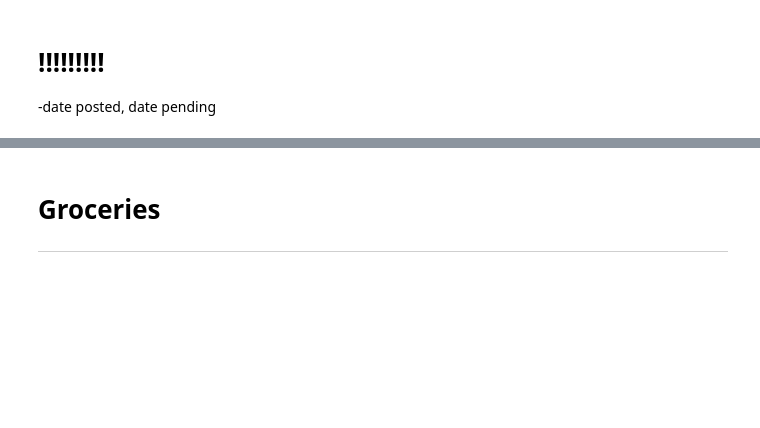
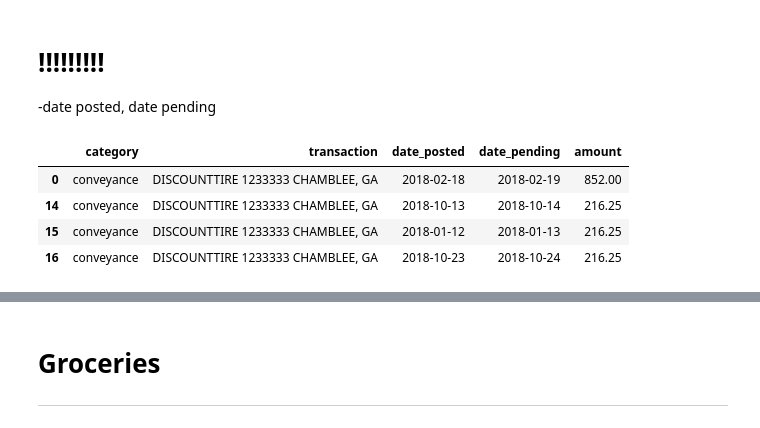
Before and after one commit to ph1-618O/clover, a Jupyter notebook: notebooks/making_fake_person_data.ipynb, the cells around one changed output, grey strips where cells are left out. Drawn from its saved outputs; the diff is of its cells as text; code cells hidden in the pictures; blank space fills up the shorter version.

```diff
--- a/notebooks/making_fake_person_data.ipynb
+++ b/notebooks/making_fake_person_data.ipynb
@@ -519,6 +519,14 @@ for i in range(3):
                                  random_date,
                                  random_date+timedelta(days=1),
                                  216.25]
+# %%
+convey.loc[convey.transaction.str.contains('DISCOUNT', case=False)]
+# %% [output]
+|  | category | transaction | date_posted | date_pending | amount |
+| 0 | conveyance | DISCOUNTTIRE 1233333 CHAMBLEE, GA | 2018-02-18 | 2018-02-19 | 852.00 |
+| 14 | conveyance | DISCOUNTTIRE 1233333 CHAMBLEE, GA | 2018-10-13 | 2018-10-14 | 216.25 |
+| 15 | conveyance | DISCOUNTTIRE 1233333 CHAMBLEE, GA | 2018-01-12 | 2018-01-13 | 216.25 |
+| 16 | conveyance | DISCOUNTTIRE 1233333 CHAMBLEE, GA | 2018-10-23 | 2018-10-24 | 216.25 |
 # %%
 #Oil Change
 temp_convey = pd.DataFrame(columns=convey.columns)
```
Also changed, not shown: parts of 24 cells of this notebook, 1 other file.
